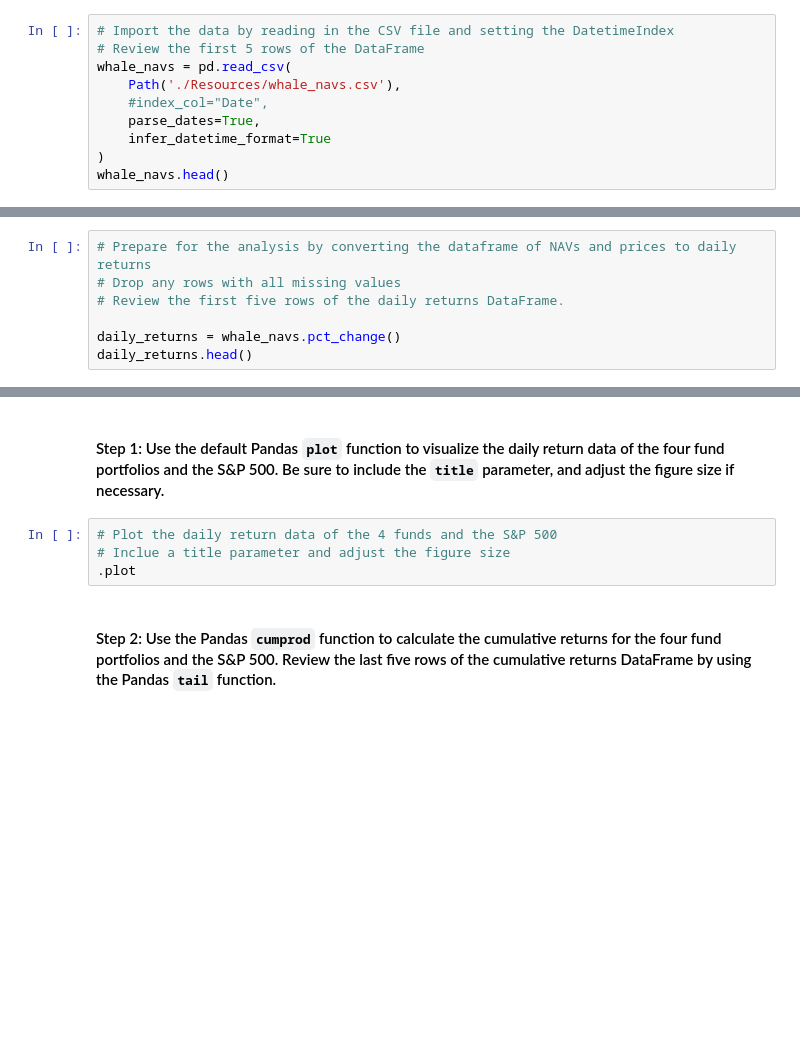
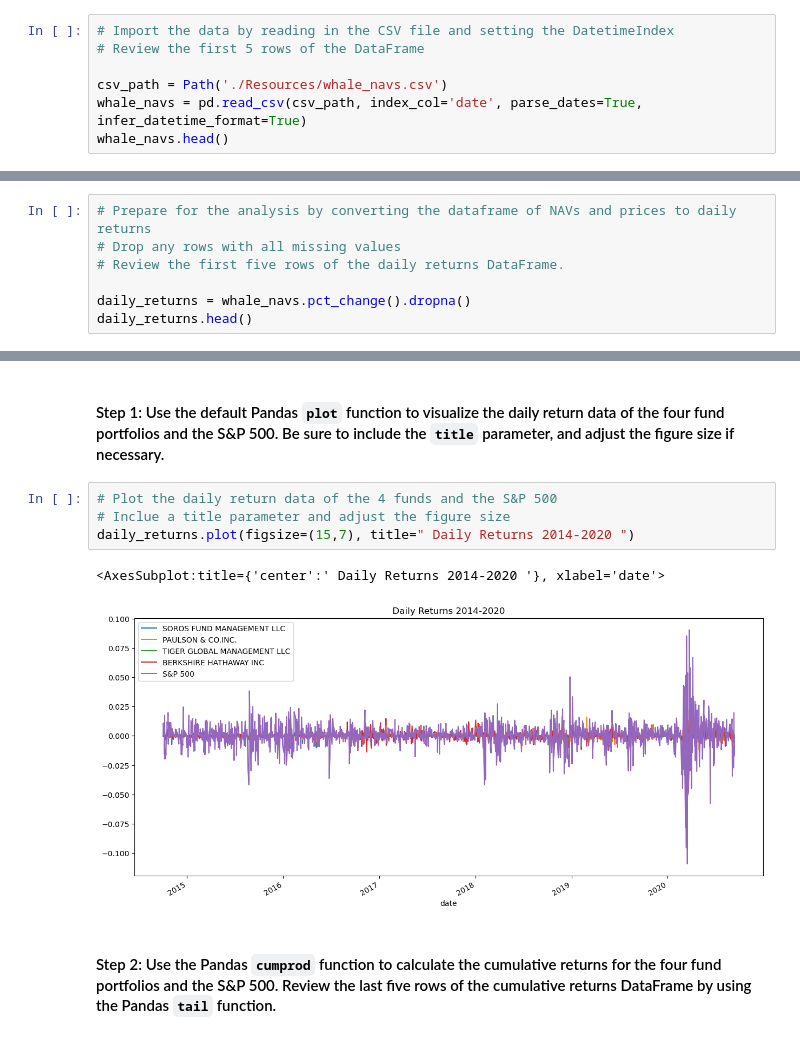
Before and after one commit to arianamoreno13/Challenge_4, a Jupyter notebook: challenge_4/risk_return_analysis.ipynb, the cells around one changed output, grey strips where cells are left out. Saved outputs shown, nothing was run; the diff lists cells and outputs as text; blank space fills up the shorter version.

```diff
--- a/challenge_4/risk_return_analysis.ipynb
+++ b/challenge_4/risk_return_analysis.ipynb
@@ -109,10 +109,7 @@ import numpy as np
 # %%
 # Import the data by reading in the CSV file and setting the DatetimeIndex
 # Review the first 5 rows of the DataFrame
-whale_navs = pd.read_csv(
-    Path('./Resources/whale_navs.csv'),
-    #index_col="Date",
-    parse_dates=True,
-    infer_datetime_format=True
-)
+
+csv_path = Path('./Resources/whale_navs.csv')
+whale_navs = pd.read_csv(csv_path, index_col='date', parse_dates=True, infer_datetime_format=True)
 whale_navs.head()
@@ -123,6 +132,6 @@ whale_navs.head()
 # Drop any rows with all missing values
 # Review the first five rows of the daily returns DataFrame.
 
-daily_returns = whale_navs.pct_change()
+daily_returns = whale_navs.pct_change().dropna()
 daily_returns.head()
 # %% [output]
@@ -142,7 +157,10 @@ Analyze the data to determine if any of the portfolios outperform the broader st
 # %%
 # Plot the daily return data of the 4 funds and the S&P 500
 # Inclue a title parameter and adjust the figure size
-.plot
+daily_returns.plot(figsize=(15,7), title=" Daily Returns 2014-2020 ")
+# %% [output]
+<AxesSubplot:title={'center':' Daily Returns 2014-2020 '}, xlabel='date'>
+[figure, added]
 # %% [markdown]
 #### Step 2: Use the Pandas `cumprod` function to calculate the cumulative returns for the four fund portfolios and the S&P 500. Review the last five rows of the cumulative returns DataFrame by using the Pandas `tail` function.
 # %%
```
Also changed, not shown: parts of 5 cells of this notebook.
